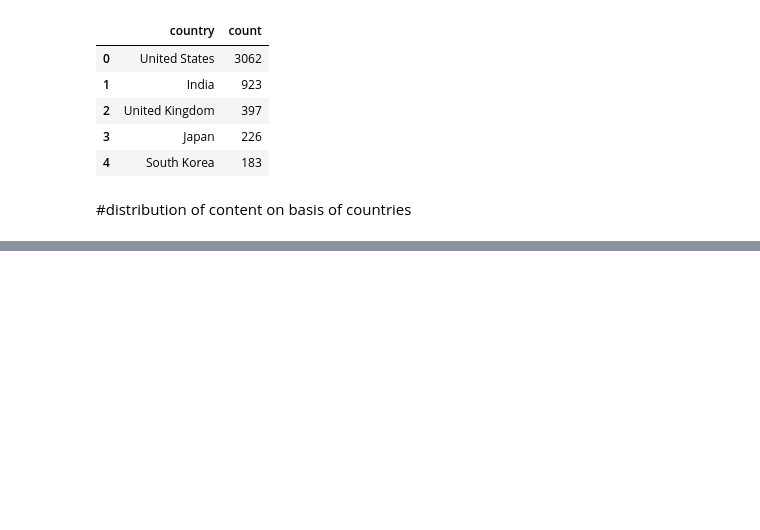
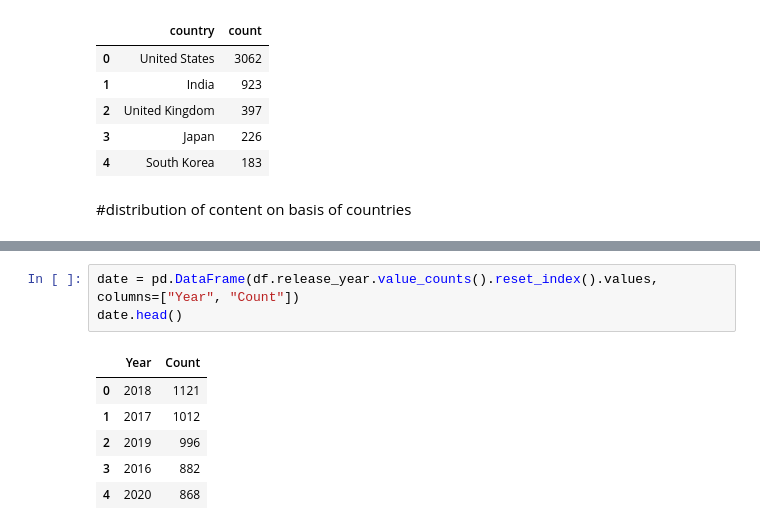
Before and after one commit to pritesh2292/Netflix-Movies-Tv-Shows-Clustering, a Jupyter notebook: Netflix_unsupervised_ML_capstone_project_.ipynb, the cells around one changed output, grey strips where cells are left out. Saved outputs shown, nothing was run; the diff lists cells and outputs as text; blank space fills up the shorter version.

```diff
--- a/Netflix_unsupervised_ML_capstone_project_.ipynb
+++ b/Netflix_unsupervised_ML_capstone_project_.ipynb
@@ -274,0 +277,10 @@ SyntaxError: ignored
+# %%
+date = pd.DataFrame(df.release_year.value_counts().reset_index().values, columns=["Year", "Count"])
+date.head()
+# %% [output]
+|  | Year | Count |
+| 0 | 2018 | 1121 |
+| 1 | 2017 | 1012 |
+| 2 | 2019 | 996 |
+| 3 | 2016 | 882 |
+| 4 | 2020 | 868 |
```
Also changed, not shown: parts of 11 cells of this notebook.
